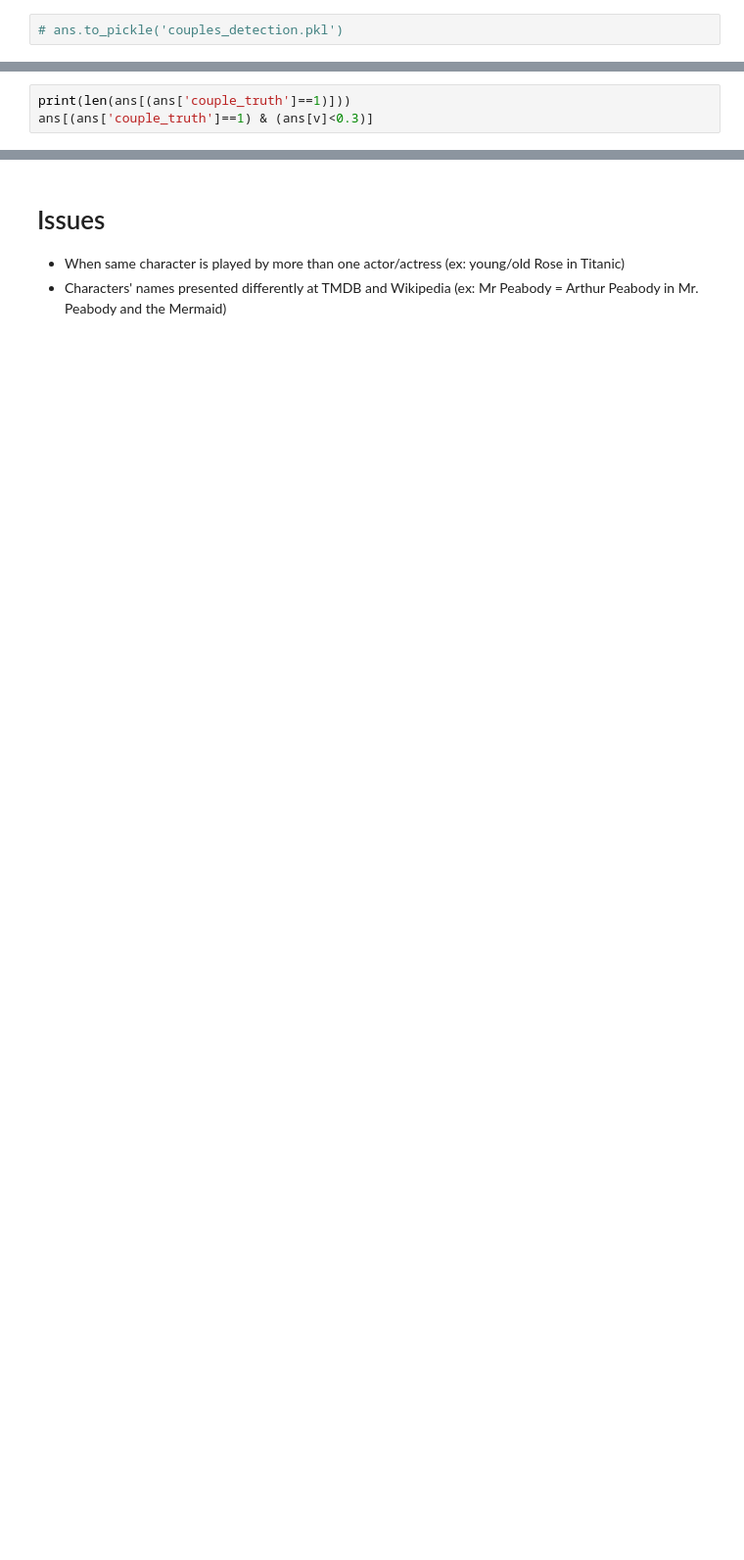
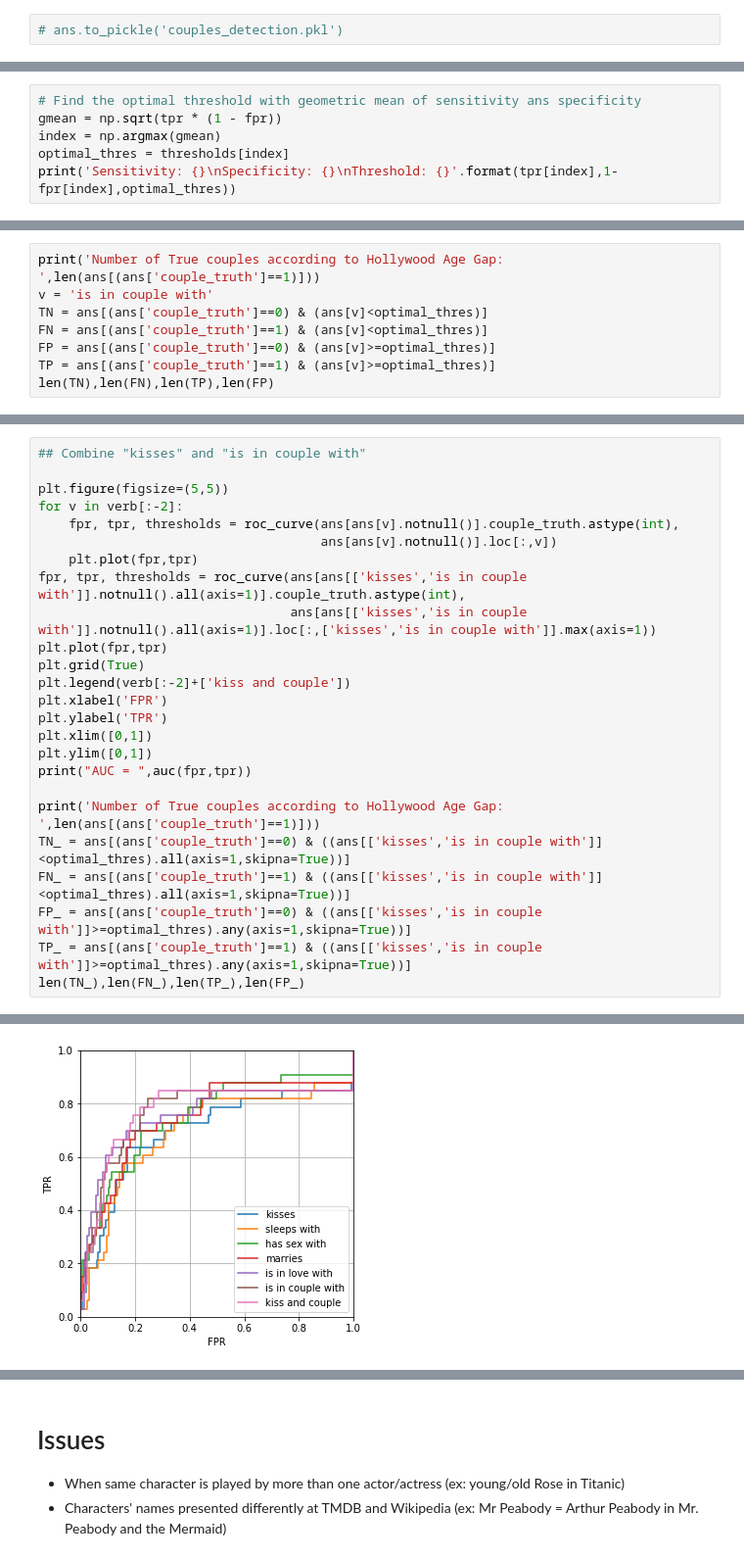
Before and after one commit to JuPeg/bechdelai, a Jupyter notebook: notebooks/age_gap/get couples with transformers.ipynb, the cells around one changed output, grey strips where cells are left out. Shown: that part at 98% size. Cells and saved outputs as stored; diff of their text form; blank space fills up the shorter version.

```diff
--- a/notebooks/age_gap/get couples with transformers.ipynb
+++ b/notebooks/age_gap/get couples with transformers.ipynb
@@ -444,0 +681,6 @@ plt.hist(ans[~ans[[v,'age_gap']].notnull().all(1)]['is in couple with'],alpha=0.
+# %%
+# Find the optimal threshold with geometric mean of sensitivity ans specificity
+gmean = np.sqrt(tpr * (1 - fpr))
+index = np.argmax(gmean)
+optimal_thres = thresholds[index]
+print('Sensitivity: {}\nSpecificity: {}\nThreshold: {}'.format(tpr[index],1-fpr[index],optimal_thres))
@@ -445,4 +691,9 @@ plt.hist(ans[~ans[[v,'age_gap']].notnull().all(1)]['is in couple with'],alpha=0.
 # %%
-print(len(ans[(ans['couple_truth']==1)]))
-ans[(ans['couple_truth']==1) & (ans[v]<0.3)]
+print('Number of True couples according to Hollywood Age Gap: ',len(ans[(ans['couple_truth']==1)]))
+v = 'is in couple with'
+TN = ans[(ans['couple_truth']==0) & (ans[v]<optimal_thres)]
+FN = ans[(ans['couple_truth']==1) & (ans[v]<optimal_thres)]
+FP = ans[(ans['couple_truth']==0) & (ans[v]>=optimal_thres)]
+TP = ans[(ans['couple_truth']==1) & (ans[v]>=optimal_thres)]
+len(TN),len(FN),len(TP),len(FP)
 # %% [output]
@@ -480,0 +731,26 @@ ans[ans['movie']=='Mr. Peabody and the Mermaid']
+# %%
+## Combine "kisses" and "is in couple with"
+
+plt.figure(figsize=(5,5))
+for v in verb[:-2]:
+    fpr, tpr, thresholds = roc_curve(ans[ans[v].notnull()].couple_truth.astype(int),
+                                     ans[ans[v].notnull()].loc[:,v])
+    plt.plot(fpr,tpr)
+fpr, tpr, thresholds = roc_curve(ans[ans[['kisses','is in couple with']].notnull().all(axis=1)].couple_truth.astype(int),
+                                 ans[ans[['kisses','is in couple with']].notnull().all(axis=1)].loc[:,['kisses','is in couple with']].max(axis=1))
+plt.plot(fpr,tpr)
+plt.grid(True)
+plt.legend(verb[:-2]+['kiss and couple'])
+plt.xlabel('FPR')
+plt.ylabel('TPR')
+plt.xlim([0,1])
+plt.ylim([0,1])
+print("AUC = ",auc(fpr,tpr))
+
+print('Number of True couples according to Hollywood Age Gap: ',len(ans[(ans['couple_truth']==1)]))
+TN_ = ans[(ans['couple_truth']==0) & ((ans[['kisses','is in couple with']]<optimal_thres).all(axis=1,skipna=True))]
+FN_ = ans[(ans['couple_truth']==1) & ((ans[['kisses','is in couple with']]<optimal_thres).all(axis=1,skipna=True))]
+FP_ = ans[(ans['couple_truth']==0) & ((ans[['kisses','is in couple with']]>=optimal_thres).any(axis=1,skipna=True))]
+TP_ = ans[(ans['couple_truth']==1) & ((ans[['kisses','is in couple with']]>=optimal_thres).any(axis=1,skipna=True))]
+len(TN_),len(FN_),len(TP_),len(FP_)
+# %% [output]
@@ -480,0 +760 @@ ans[ans['movie']=='Mr. Peabody and the Mermaid']
+[figure, added]
```
Also changed, not shown: parts of 25 cells of this notebook, 3 other files.
